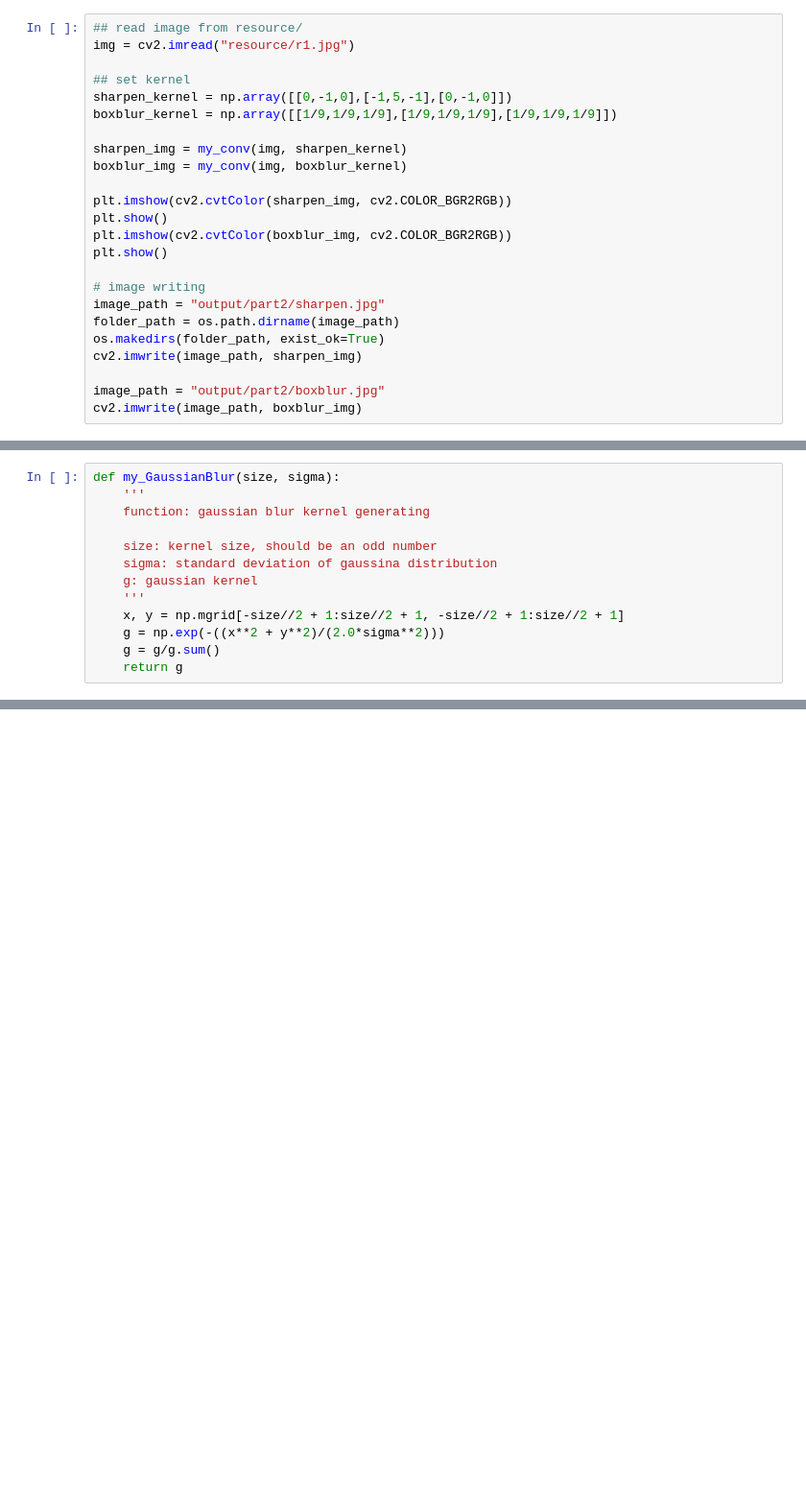
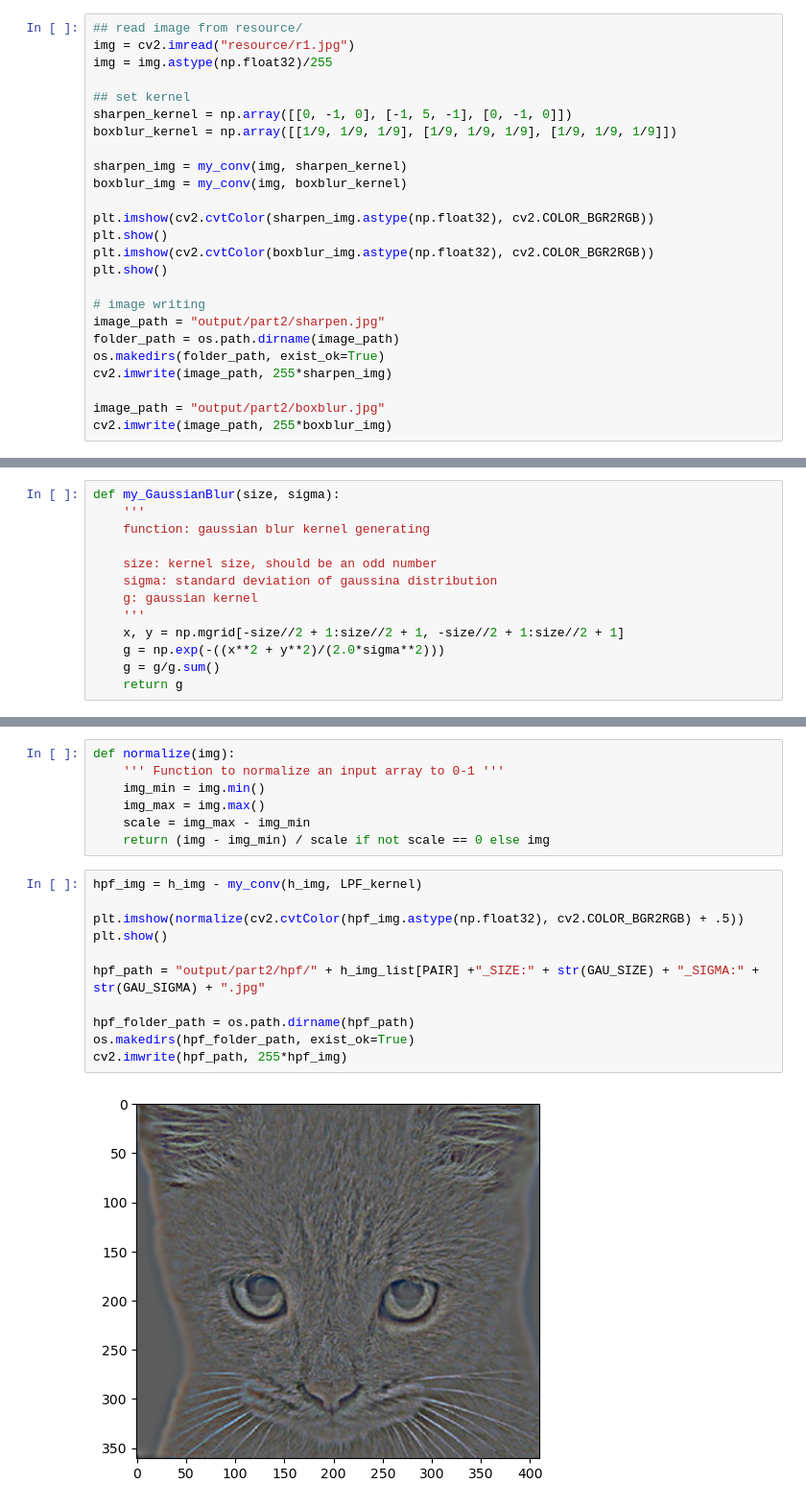
Before and after one commit to How-Wang/NVLab_summer_school, a Jupyter notebook: HW1/part2.ipynb, the cells around one changed output, grey strips where cells are left out. Shown at 96% size. Saved outputs shown, nothing was run; the diff lists cells and outputs as text; blank space fills up the shorter version.

```diff
--- a/HW1/part2.ipynb
+++ b/HW1/part2.ipynb
@@ -54,25 +49,26 @@ def my_conv(img, kernel):
 # %%
 ## read image from resource/
 img = cv2.imread("resource/r1.jpg")
+img = img.astype(np.float32)/255
 
 ## set kernel
-sharpen_kernel = np.array([[0,-1,0],[-1,5,-1],[0,-1,0]])
-boxblur_kernel = np.array([[1/9,1/9,1/9],[1/9,1/9,1/9],[1/9,1/9,1/9]])
+sharpen_kernel = np.array([[0, -1, 0], [-1, 5, -1], [0, -1, 0]])
+boxblur_kernel = np.array([[1/9, 1/9, 1/9], [1/9, 1/9, 1/9], [1/9, 1/9, 1/9]])
 
 sharpen_img = my_conv(img, sharpen_kernel)
 boxblur_img = my_conv(img, boxblur_kernel)
 
-plt.imshow(cv2.cvtColor(sharpen_img, cv2.COLOR_BGR2RGB))
+plt.imshow(cv2.cvtColor(sharpen_img.astype(np.float32), cv2.COLOR_BGR2RGB))
 plt.show()
-plt.imshow(cv2.cvtColor(boxblur_img, cv2.COLOR_BGR2RGB))
+plt.imshow(cv2.cvtColor(boxblur_img.astype(np.float32), cv2.COLOR_BGR2RGB))
 plt.show()
 
 # image writing
 image_path = "output/part2/sharpen.jpg"
 folder_path = os.path.dirname(image_path)
 os.makedirs(folder_path, exist_ok=True)
-cv2.imwrite(image_path, sharpen_img)
+cv2.imwrite(image_path, 255*sharpen_img)
 
 image_path = "output/part2/boxblur.jpg"
-cv2.imwrite(image_path, boxblur_img)
+cv2.imwrite(image_path, 255*boxblur_img)
 # %% [output]
@@ -96,0 +130,20 @@ def my_GaussianBlur(size, sigma):
+# %%
+def normalize(img):
+    ''' Function to normalize an input array to 0-1 '''
+    img_min = img.min()
+    img_max = img.max()
+    scale = img_max - img_min
+    return (img - img_min) / scale if not scale == 0 else img
+# %%
+hpf_img = h_img - my_conv(h_img, LPF_kernel)
+
+plt.imshow(normalize(cv2.cvtColor(hpf_img.astype(np.float32), cv2.COLOR_BGR2RGB) + .5))
+plt.show()
+
+hpf_path = "output/part2/hpf/" + h_img_list[PAIR] +"_SIZE:" + str(GAU_SIZE) + "_SIGMA:" + str(GAU_SIGMA) + ".jpg"
+
+hpf_folder_path = os.path.dirname(hpf_path)
+os.makedirs(hpf_folder_path, exist_ok=True)
+cv2.imwrite(hpf_path, 255*hpf_img)
+# %% [output]
+[figure, added]
```
Also changed, not shown: parts of 12 cells of this notebook, 18 other files.
